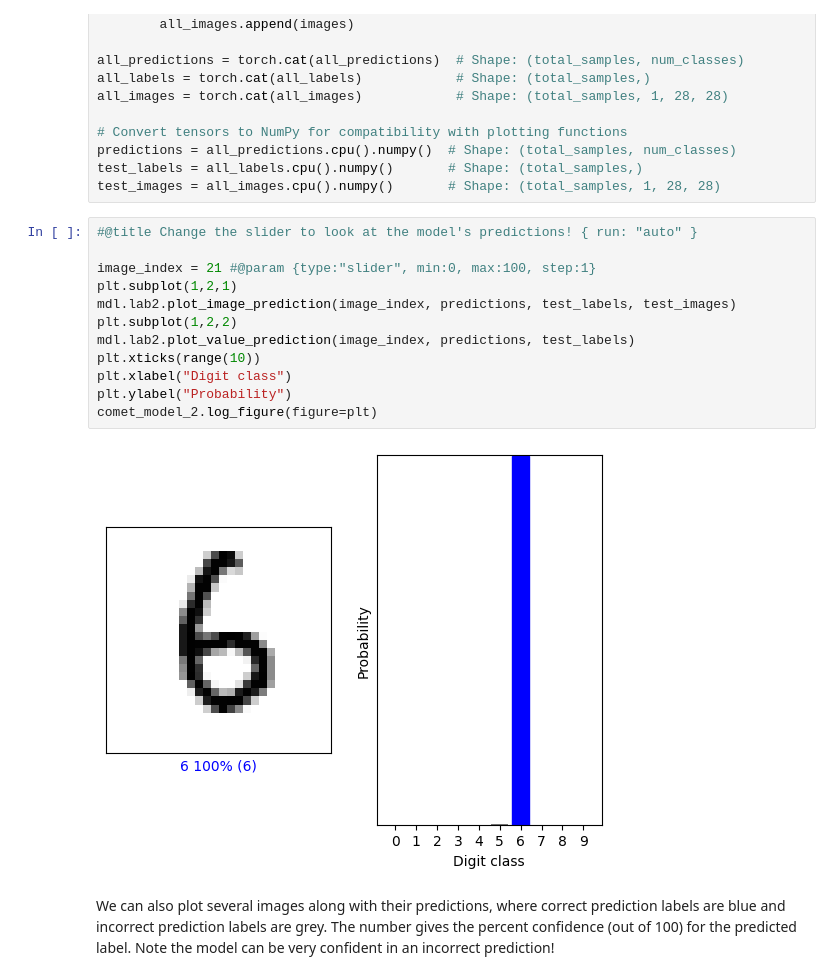
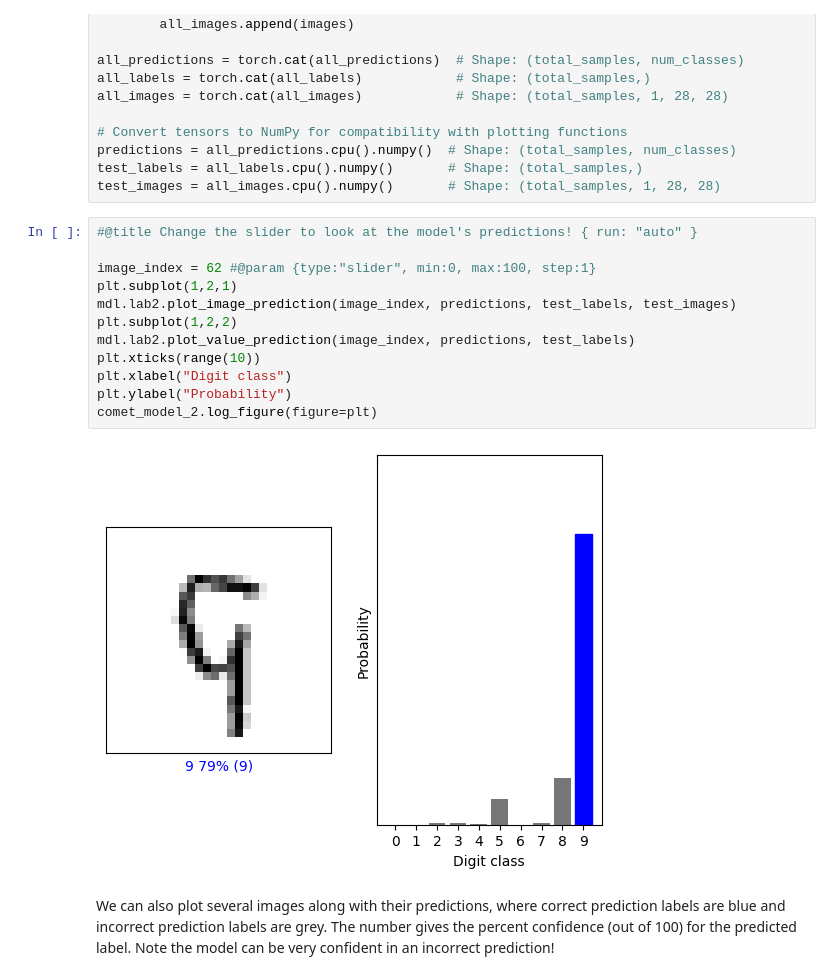
Before and after one commit to code-joswin/Deep-Learning, a Jupyter notebook: lab2/PT_Part1_MNIST.ipynb, the cells around one changed output. Saved outputs shown, nothing was run; the diff lists cells and outputs as text.

```diff
--- a/lab2/PT_Part1_MNIST.ipynb
+++ b/lab2/PT_Part1_MNIST.ipynb
@@ -616,17 +621,17 @@ test_images = all_images.cpu().numpy()       # Shape: (total_samples, 1, 28, 28)
 # %%
 #@title Change the slider to look at the model's predictions! { run: "auto" }
 
-image_index = 21 #@param {type:"slider", min:0, max:100, step:1}
+image_index = 62 #@param {type:"slider", min:0, max:100, step:1}
 plt.subplot(1,2,1)
 mdl.lab2.plot_image_prediction(image_index, predictions, test_labels, test_images)
 plt.subplot(1,2,2)
 mdl.lab2.plot_value_prediction(image_index, predictions, test_labels)
 plt.xticks(range(10))
 plt.xlabel("Digit class")
 plt.ylabel("Probability")
 comet_model_2.log_figure(figure=plt)
 # %% [output]
-[figure, old version]
+[figure, new version]
 # %% [markdown]
 We can also plot several images along with their predictions, where correct prediction labels are blue and incorrect prediction labels are grey. The number gives the percent confidence (out of 100) for the predicted label. Note the model can be very confident in an incorrect prediction!
 # %%
```
Also changed, not shown: parts of 12 cells of this notebook.
